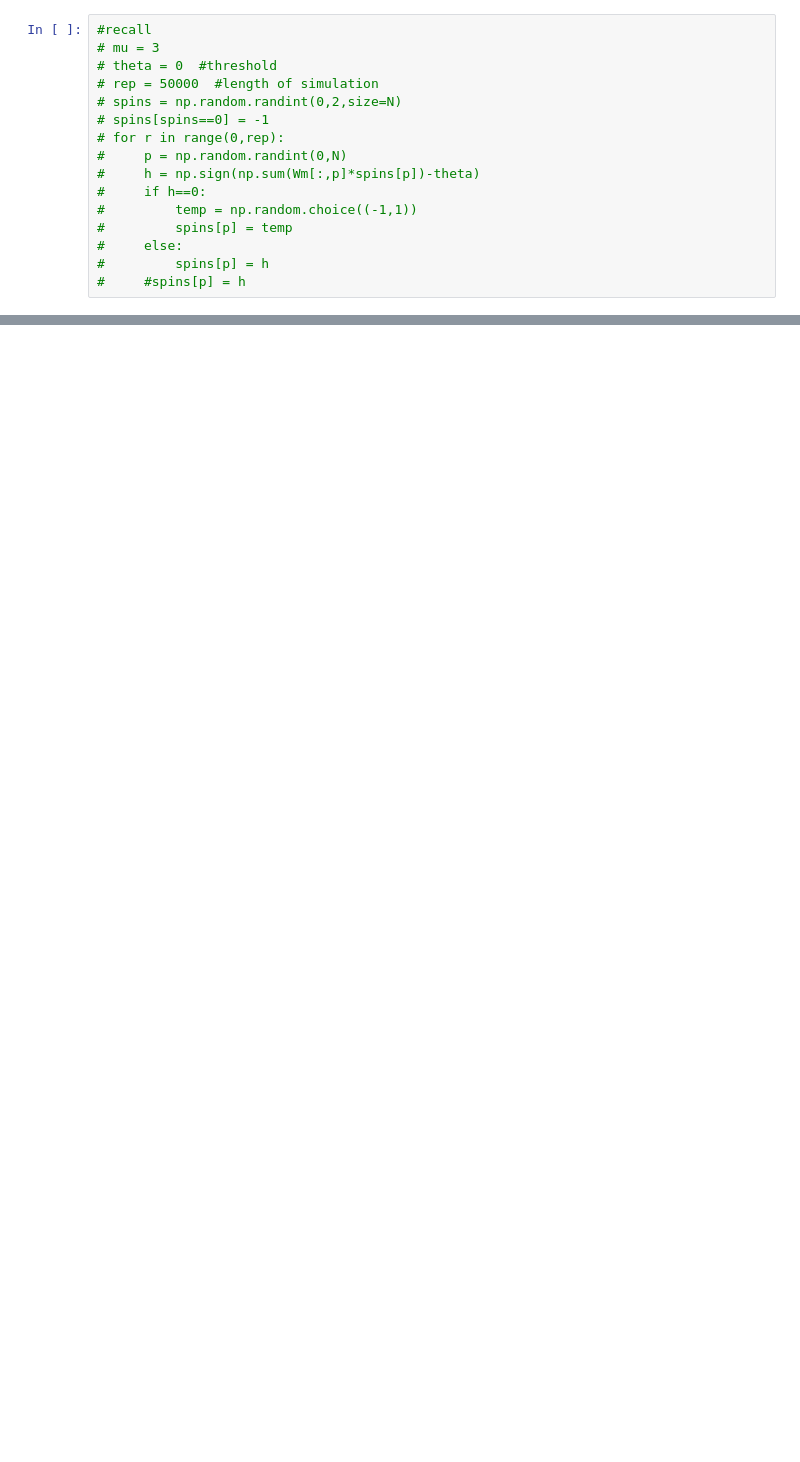
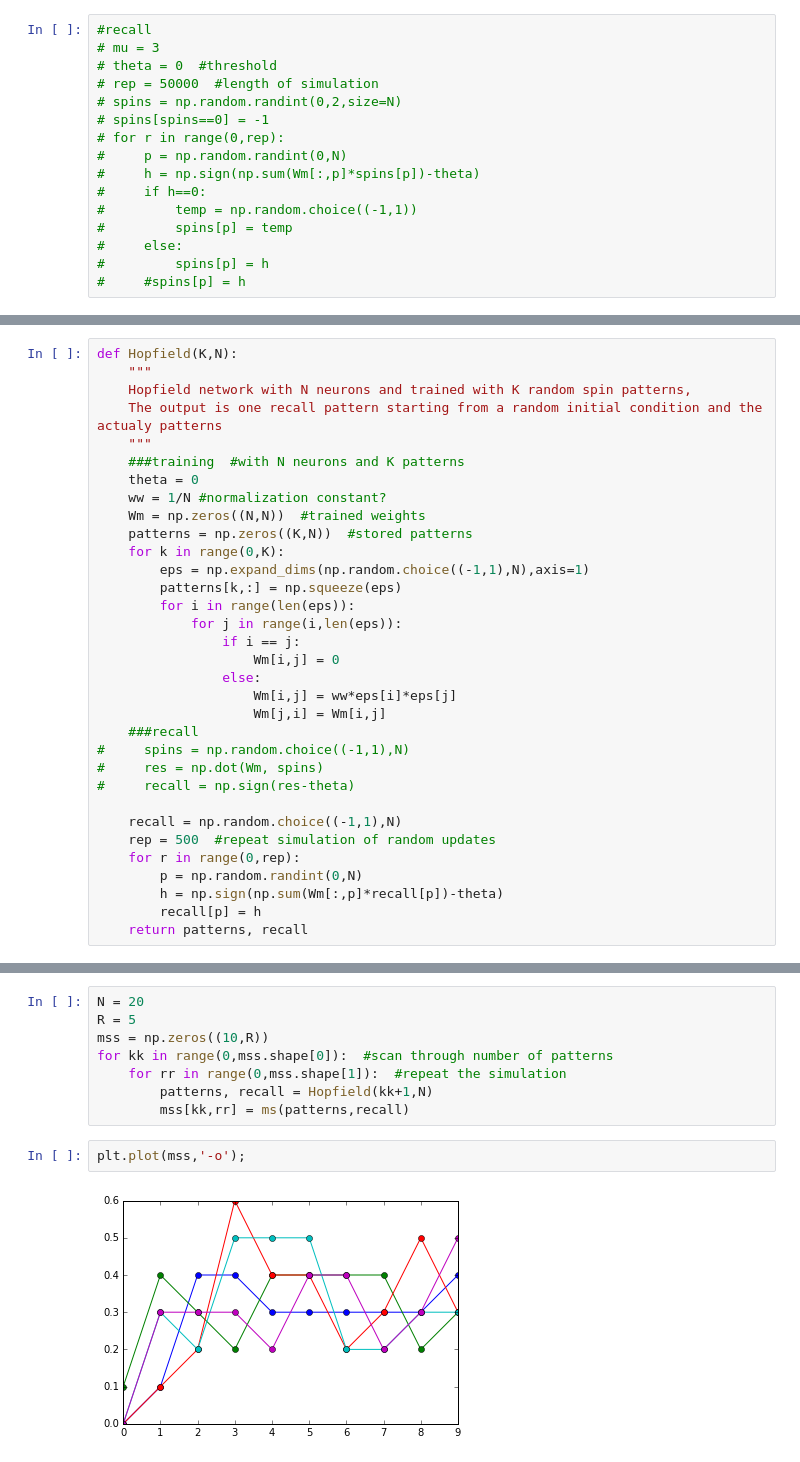
Before and after one commit to Kevin-Sean-Chen/Biophysics, a Jupyter notebook: Hopfield_network.ipynb, the cells around one changed output, grey strips where cells are left out. Cells and saved outputs as stored; diff of their text form; blank space fills up the shorter version.

```diff
--- a/Hopfield_network.ipynb
+++ b/Hopfield_network.ipynb
@@ -76,0 +121,33 @@ plt.yticks([])
+# %%
+def Hopfield(K,N):
+    """
+    Hopfield network with N neurons and trained with K random spin patterns,
+    The output is one recall pattern starting from a random initial condition and the actualy patterns
+    """
+    ###training  #with N neurons and K patterns
+    theta = 0
+    ww = 1/N #normalization constant?
+    Wm = np.zeros((N,N))  #trained weights
+    patterns = np.zeros((K,N))  #stored patterns
+    for k in range(0,K):
+        eps = np.expand_dims(np.random.choice((-1,1),N),axis=1)
+        patterns[k,:] = np.squeeze(eps)
+        for i in range(len(eps)):
+            for j in range(i,len(eps)):
+                if i == j:
+                    Wm[i,j] = 0
+                else:
+                    Wm[i,j] = ww*eps[i]*eps[j]
+                    Wm[j,i] = Wm[i,j]
+    ###recall
+#     spins = np.random.choice((-1,1),N)
+#     res = np.dot(Wm, spins)
+#     recall = np.sign(res-theta)
+
+    recall = np.random.choice((-1,1),N)
+    rep = 500  #repeat simulation of random updates
+    for r in range(0,rep):
+        p = np.random.randint(0,N)
+        h = np.sign(np.sum(Wm[:,p]*recall[p])-theta)
+        recall[p] = h
+    return patterns, recall
@@ -76,0 +159,12 @@ plt.yticks([])
+# %%
+N = 20
+R = 5
+mss = np.zeros((10,R))
+for kk in range(0,mss.shape[0]):  #scan through number of patterns
+    for rr in range(0,mss.shape[1]):  #repeat the simulation
+        patterns, recall = Hopfield(kk+1,N)
+        mss[kk,rr] = ms(patterns,recall)
+# %%
+plt.plot(mss,'-o');
+# %% [output]
+[figure, added]
```
Also changed, not shown: parts of 15 cells of this notebook.
